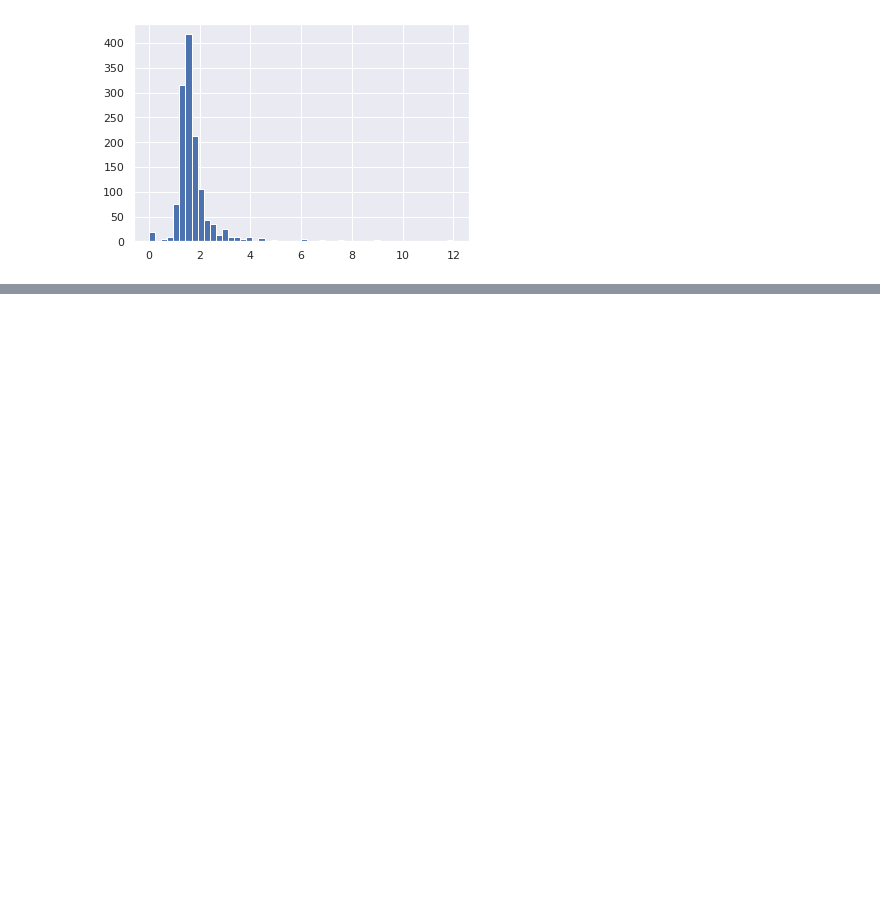
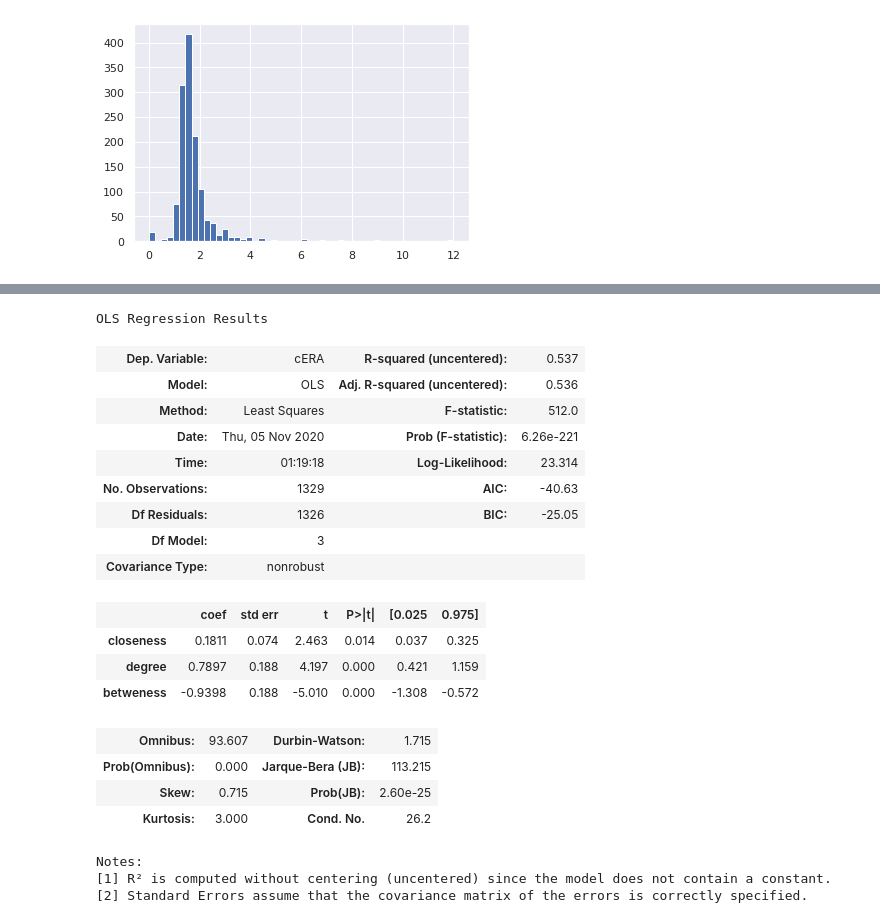
Before and after one commit to VFermat/projeto-redes, a Jupyter notebook: metrics.ipynb, the cells around one changed output, grey strips where cells are left out. Drawn from its saved outputs; the diff is of its cells as text; code cells hidden in the pictures; blank space fills up the shorter version.

```diff
--- a/metrics.ipynb
+++ b/metrics.ipynb
@@ -83,3 +130,29 @@ OLS Regression Results
 Notes:
 [1] R² is computed without centering (uncentered) since the model does not contain a constant.
 [2] Standard Errors assume that the covariance matrix of the errors is correctly specified.
+# %%
+model = sm.OLS(merged['cERA'], merged[['closeness', 'degree', 'betweness']], missing='drop')
+result = model.fit()
+result.summary()
+# %% [output]
+OLS Regression Results
+| Dep. Variable: | cERA | R-squared (uncentered): | 0.537 |
+| Model: | OLS | Adj. R-squared (uncentered): | 0.536 |
+| Method: | Least Squares | F-statistic: | 512.0 |
+| Date: | Thu, 05 Nov 2020 | Prob (F-statistic): | 6.26e-221 |
+| Time: | 01:19:18 | Log-Likelihood: | 23.314 |
+| No. Observations: | 1329 | AIC: | -40.63 |
+| Df Residuals: | 1326 | BIC: | -25.05 |
+| Df Model: | 3 |  |  |
+| Covariance Type: | nonrobust |  |  |
+|  | coef | std err | t | P>|t| | [0.025 | 0.975] |
+| closeness | 0.1811 | 0.074 | 2.463 | 0.014 | 0.037 | 0.325 |
+| degree | 0.7897 | 0.188 | 4.197 | 0.000 | 0.421 | 1.159 |
+| betweness | -0.9398 | 0.188 | -5.010 | 0.000 | -1.308 | -0.572 |
+| Omnibus: | 93.607 | Durbin-Watson: | 1.715 |
+| Prob(Omnibus): | 0.000 | Jarque-Bera (JB): | 113.215 |
+| Skew: | 0.715 | Prob(JB): | 2.60e-25 |
+| Kurtosis: | 3.000 | Cond. No. | 26.2 |
+Notes:
+[1] R² is computed without centering (uncentered) since the model does not contain a constant.
+[2] Standard Errors assume that the covariance matrix of the errors is correctly specified.
```
Also changed, not shown: parts of 23 cells of this notebook, 11 other files.
